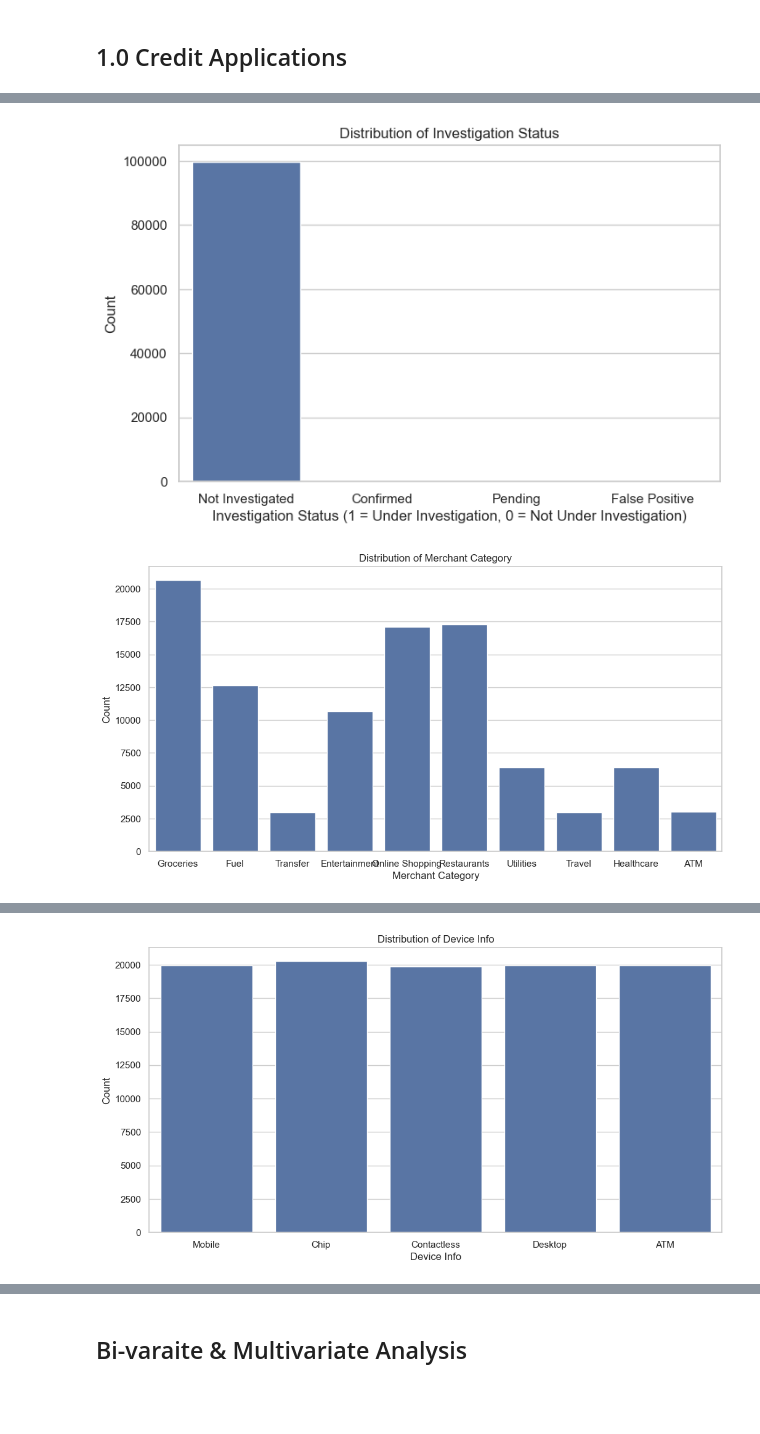
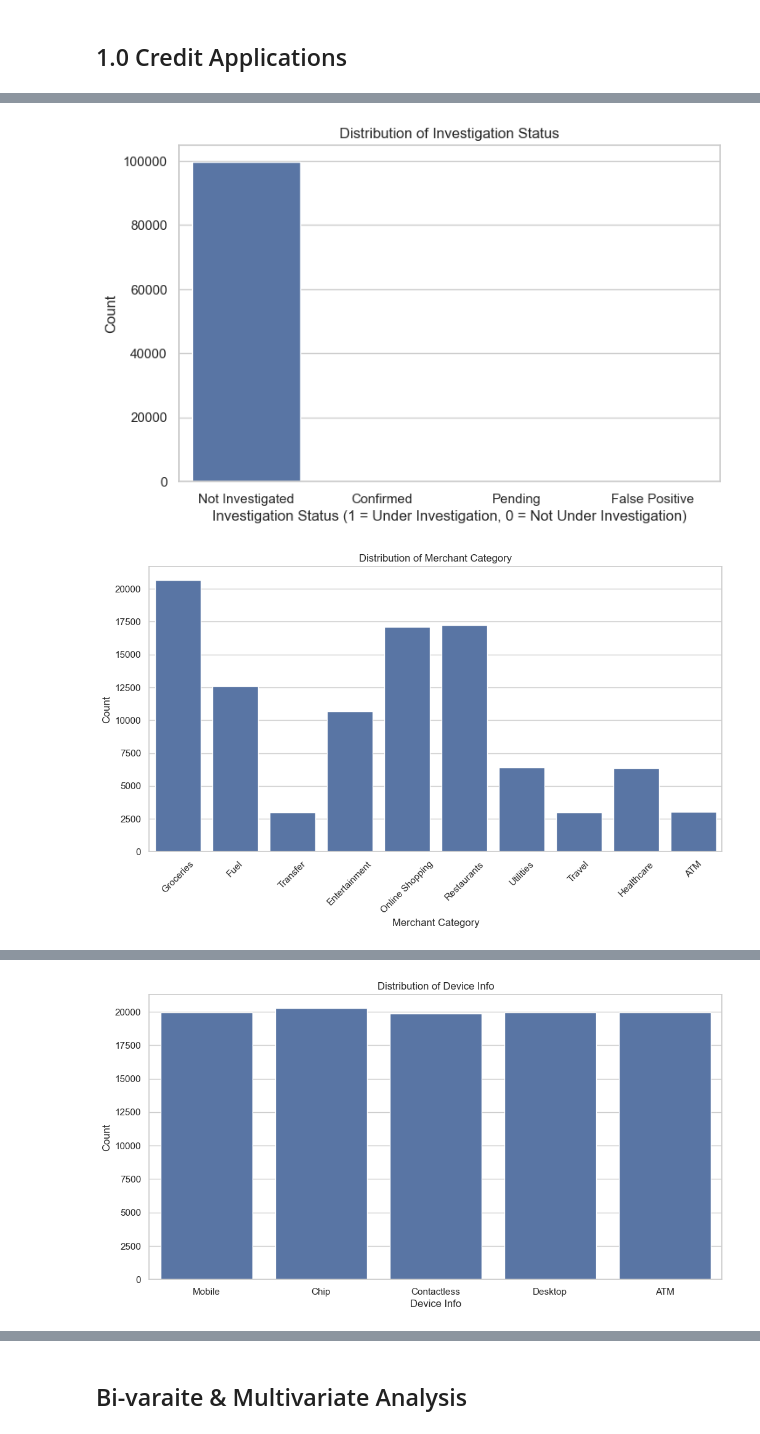
Before and after one commit to KennyOgun/FinRisk-ai-internship, a Jupyter notebook: notebooks/01_data_exploration.ipynb, the cells around one changed output, grey strips where cells are left out. Saved outputs shown, nothing was run; the diff lists cells and outputs as text; code cells hidden in the pictures; blank space fills up the shorter version.

```diff
--- a/notebooks/01_data_exploration.ipynb
+++ b/notebooks/01_data_exploration.ipynb
@@ -211,7 +226,7 @@ print("\n------- Transaction_Data Univariate Analysis -------")
 
 # Plot distribution of transaction amount
 plt.figure(figsize=(10, 6))
-sns.histplot(transaction_data['amount'], kde=True, bins=50, log_scale=True)
+sns.histplot(transaction_data['amount'], kde=True, bins=50, log_scale=True) # Log scale for better visibility
 plt.title('Distribution of Transaction Amount (Log Scale)')
 plt.xlabel('Transaction Amount')
 plt.ylabel('Frequency')
@@ -239,6 +254,7 @@ sns.countplot(x='merchant_category', data=transaction_data)
 plt.title('Distribution of Merchant Category')
 plt.xlabel('Merchant Category')
 plt.ylabel('Count')
+plt.xticks(rotation=45)
 plt.show()
 
 # Plot transaction type
@@ -282,34 +298,35 @@ plt.show()
 # Plot distribution of credit score
 plt.figure(figsize=(10, 6))
 sns.histplot(customer_profiles['credit_score'], kde=True, bins=40)
 plt.title('Distribution of Customer Credit Score')
 plt.xlabel('Credit Score')
 plt.ylabel('Frequency')
 plt.show()
 
 # Plot distribution of city
 plt.figure(figsize=(10, 6))
 sns.histplot(customer_profiles['city'], kde=True, bins=40)
 plt.title('Distribution of Customer City')
 plt.xlabel('City')
 plt.ylabel('Frequency')
+plt.xticks(rotation=45)
 plt.show()
 
 # Plot distribution of risk_segment score
 plt.figure(figsize=(10, 6))
 sns.histplot(customer_profiles['risk_segment'], kde=True, bins=40)
 plt.title('Distribution of Customer Risk Segment')
 plt.xlabel('Risk Segment')
 plt.ylabel('Frequency')
 plt.show()
 # %% [output]
 ------- Analysis of Transaction Data -------
 
 ------- Transaction_Data Univariate Analysis -------
 [figure]
 [figure]
 [figure]
-[figure, old version]
+[figure, new version]
 [figure]
 [figure]
 [figure]
```
Also changed, not shown: parts of 10 cells of this notebook, 4 other files.
